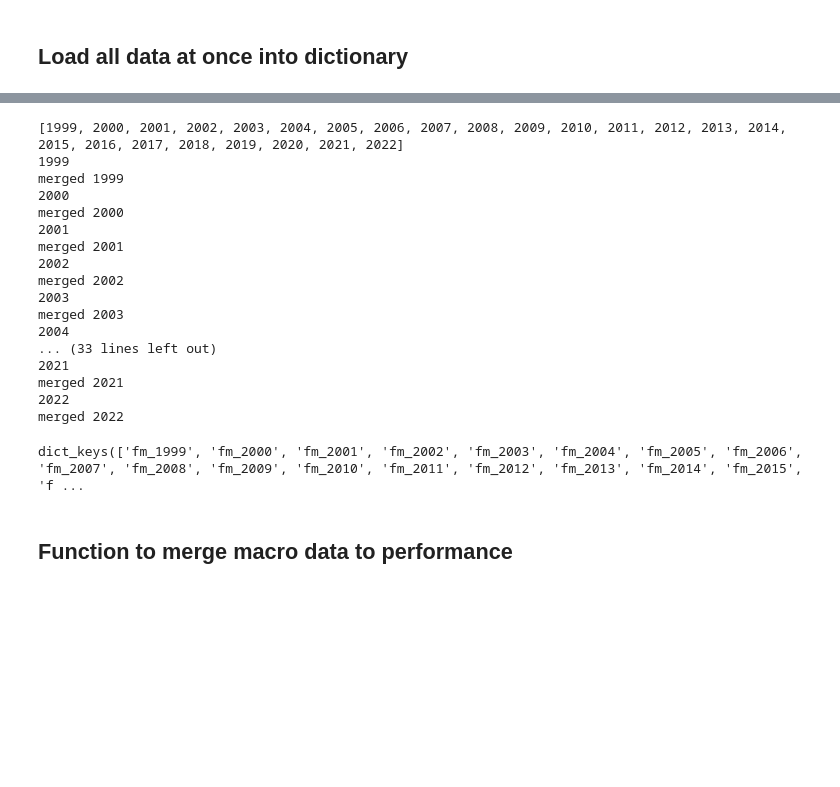
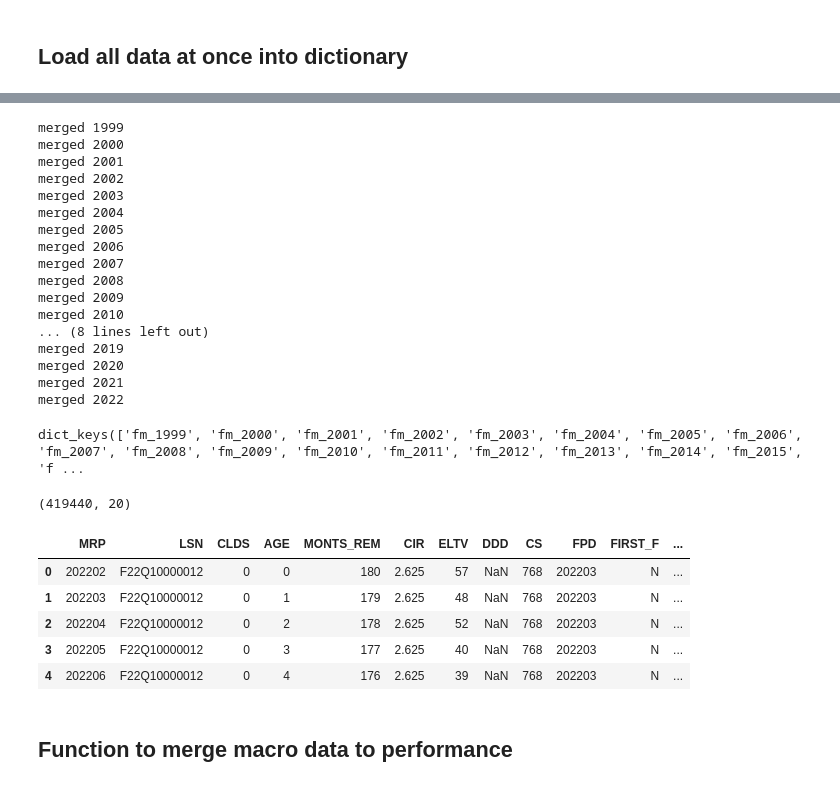
Before and after one commit to yannickpichardo/master_thesis, a Jupyter notebook: main_data.ipynb, the cells around one changed output, grey strips where cells are left out. Saved outputs shown, nothing was run; the diff lists cells and outputs as text; code cells hidden in the pictures; blank space fills up the shorter version.

```diff
--- a/main_data.ipynb
+++ b/main_data.ipynb
@@ -50,15 +63,24 @@ def load_yearly_data(year, base_dir="../Data/mortgage_data"):
     perf_file_path = f"{base_dir}/sample_{year}/sample_svcg_{year}.txt"
 
     # Load origination data
-    orig_data = pd.read_csv(orig_file_path, sep="|", header=None, names=orig_column_names, low_memory=False)
+    orig_data = pd.read_csv(orig_file_path, sep="|", header=None, low_memory=False)
+    #select only the first 22 columns
+    orig_data = orig_data.iloc[:, 0:22]
+    #rename columns according to orig_column_names first 22
+    orig_data.columns = orig_column_names[0:22]
+
     # Load performance data
     perf_data = pd.read_csv(perf_file_path, sep="|", header=None, names=perf_column_names, low_memory=False)
 
-    perf_cols_drop = []#select columns you want to drop
-    orig_cols_drop = []#select columns you want to drop
-    orig_data = drop_cols_and_NAN(orig_data, orig_cols_drop)
-    perf_data = drop_cols_and_NAN(perf_data, perf_cols_drop)
-
+    try:
+        orig_data = drop_cols(orig_data, cols_keep_orig[0:22], orig_column_names)
+        perf_data = drop_cols(perf_data, cols_keep_perf, perf_column_names)
+        # display('cols dropped')
+    except:
+        # display('no cols dropped')
+        pass
+    orig_data = drop_cols_and_NAN(orig_data)
+    perf_data = drop_cols_and_NAN(perf_data)
     return orig_data, perf_data
 # %% [markdown]
 ## Load all data at once into dictionary
@@ -79,10 +101,12 @@ def load_all_datasets(start_year=1999, end_year=2022, base_dir="../Data/mortgage
     datasets = {}
 
     for year in range(start_year, end_year + 1):
+        display(year)
         orig_data, perf_data = load_yearly_data(year, base_dir=base_dir)
-
         datasets[f"orig_{year}"] = orig_data
+        # display(orig_data.shape)
         datasets[f"perf_{year}"] = perf_data
+        # display(perf_data.shape)
 
     return datasets
 
@@ -95,10 +137,10 @@ dict_keys(['orig_1999', 'perf_1999', 'orig_2000', 'perf_2000', 'orig_2001', 'per
 # %%
 def merge_orig_with_perf(orig_data, perf_data):
-    merged_data = pd.merge(perf_data, orig_data, on="Loan Sequence Number", how="left")
+    merged_data = pd.merge(perf_data, orig_data, on="LSN", how="left")
     #move Loan Sequence Number to the front
-    merged_data = merged_data[["Loan Sequence Number"] + [col for col in merged_data.columns if col != "Loan Sequence Number"]]
-    #move Monthly Reporting Period to the front
-    merged_data = merged_data[["Monthly Reporting Period"] + [col for col in merged_data.columns if col != "Monthly Reporting Period"]]
+    merged_data = merged_data[["LSN"] + [col for col in merged_data.columns if col != "LSN"]]
+    #move MRP to the front
+    merged_data = merged_data[["MRP"] + [col for col in merged_data.columns if col != "MRP"]]
     return merged_data
 # %%
 def merge_all_datasets(datasets):
@@ -119,6 +161,7 @@ def merge_all_datasets(datasets):
         perf_key = f"perf_{year}"
         if orig_key in datasets and perf_key in datasets:
             merged_data = merge_orig_with_perf(datasets[orig_key], datasets[perf_key])
+            merged_data['Date'] = merged_data['MRP'].astype(str)
             merged_datasets[f"fm_{year}"] = merged_data
             print("merged", year)
     return merged_datasets
@@ -127,21 +170,33 @@ def merge_all_datasets(datasets):
 merged_datasets_demo = merge_all_datasets(datasets_demo)
 merged_datasets_demo.keys()  # Display the keys of the merged datasets dictionary
 # %% [output]
-[1999, 2000, 2001, 2002, 2003, 2004, 2005, 2006, 2007, 2008, 2009, 2010, 2011, 2012, 2013, 2014, 2015, 2016, 2017, 2018, 2019, 2020, 2021, 2022]
-1999
 merged 1999
-2000
 merged 2000
-2001
 merged 2001
-2002
 merged 2002
-2003
 merged 2003
-2004
-... (33 lines left out)
-2021
+merged 2004
+merged 2005
+merged 2006
+merged 2007
+merged 2008
+merged 2009
+merged 2010
+... (8 lines left out)
+merged 2019
+merged 2020
 merged 2021
-2022
 merged 2022
 dict_keys(['fm_1999', 'fm_2000', 'fm_2001', 'fm_2002', 'fm_2003', 'fm_2004', 'fm_2005', 'fm_2006', 'fm_2007', 'fm_2008', 'fm_2009', 'fm_2010', 'fm_2011', 'fm_2012', 'fm_2013', 'fm_2014', 'fm_2015', 'f ...
+# %%
+fm_2022 = merged_datasets_demo['fm_2022']
+display(fm_2022.shape)
+display(fm_2022.head())
+# %% [output]
+(419440, 20)
+|  | MRP | LSN | CLDS | AGE | MONTS_REM | CIR | ELTV | DDD | CS | FPD | FIRST_F | ... |
+| 0 | 202202 | F22Q10000012 | 0 | 0 | 180 | 2.625 | 57 | NaN | 768 | 202203 | N | ... |
+| 1 | 202203 | F22Q10000012 | 0 | 1 | 179 | 2.625 | 48 | NaN | 768 | 202203 | N | ... |
+| 2 | 202204 | F22Q10000012 | 0 | 2 | 178 | 2.625 | 52 | NaN | 768 | 202203 | N | ... |
+| 3 | 202205 | F22Q10000012 | 0 | 3 | 177 | 2.625 | 40 | NaN | 768 | 202203 | N | ... |
+| 4 | 202206 | F22Q10000012 | 0 | 4 | 176 | 2.625 | 39 | NaN | 768 | 202203 | N | ... |
```
Also changed, not shown: parts of 32 cells of this notebook, 3 other files.
